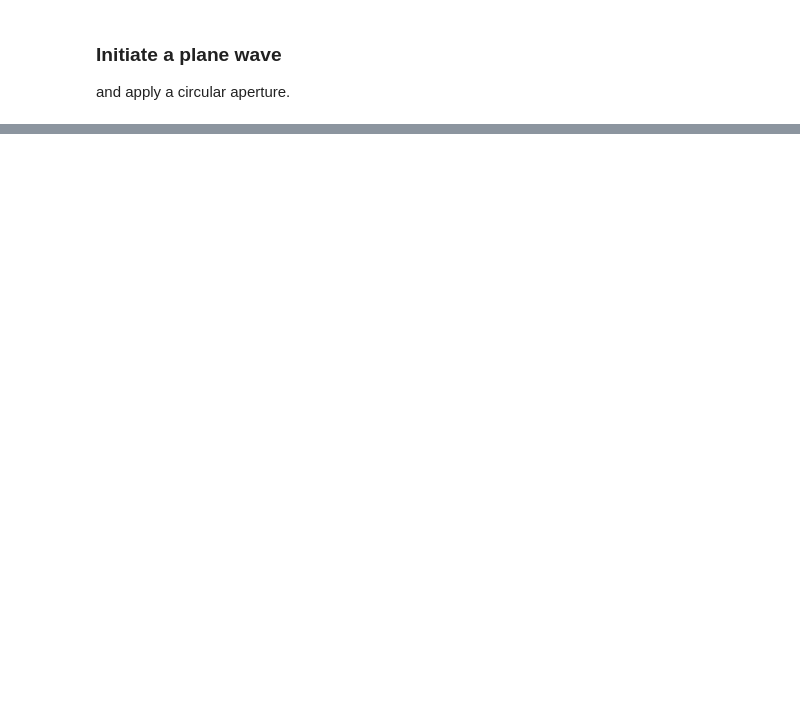
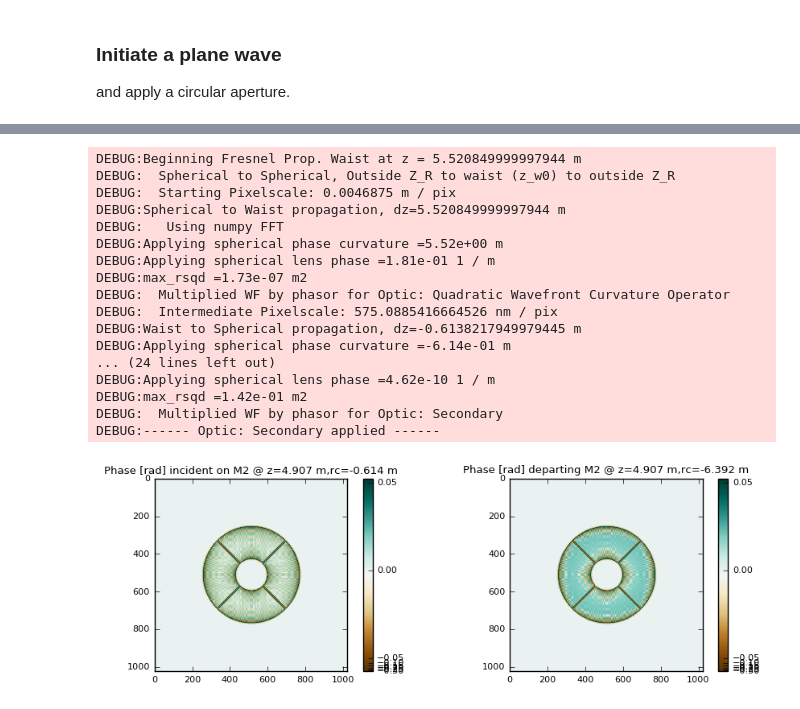
Before and after one commit to douglase/poppy_example_notebooks, a Jupyter notebook: Fresnel/Introduction to Angular Spectrum Propagation.ipynb, the cells around one changed output, grey strips where cells are left out. Cells and saved outputs as stored; diff of their text form; code cells hidden in the pictures; blank space fills up the shorter version.

```diff
--- a/Fresnel/Introduction to Angular Spectrum Propagation.ipynb
+++ b/Fresnel/Introduction to Angular Spectrum Propagation.ipynb
@@ -178,22 +237,43 @@ For example, the beam incident on the HST secondary is curved, as can be see fro
 # %%
-m2 = poppy.QuadraticLens(fl_sec, name='Secondary')
+
 wf.propagate_fresnel(d_pri_sec)
-plt.figure(figsize=[8,3])
+plt.figure(figsize=[9,3])
 plt.subplot(121)
 plt.imshow(wf.phase*wf.intensity,
            cmap=plt.cm.BrBG,
            norm=SymLogNorm(2e-7,-2e-7))#,vmin=-20e-8)#,vmin=-100e-6)
 plt.colorbar()
-plt.title("Phase incident on M2 @ z="+str(np.round(wf.z,3))+
+plt.title("Phase [rad] incident on M2 @ z="+str(np.round(wf.z,3))+
          ",rc="+str(np.round(wf.r_c(),3)))
+plt.subplot(122)
 
-plt.subplot(122)
 wf*=m2
 plt.imshow(wf.phase*wf.intensity,
            cmap=plt.cm.BrBG,
            norm=SymLogNorm(2e-7,-2e-7))#,vmin=-20e-8)#,vmin=-100e-6)
-plt.title("Phase departing M2 @ z="+str(np.round(wf.z,3))+
+plt.title("Phase [rad] departing M2 @ z="+str(np.round(wf.z,3))+
          ",rc="+str(np.round(wf.r_c(),3)))
+plt.colorbar()
+
 
 
 plt.tight_layout()
+# %% [output]
+DEBUG:Beginning Fresnel Prop. Waist at z = 5.520849999997944 m
+DEBUG:  Spherical to Spherical, Outside Z_R to waist (z_w0) to outside Z_R
+DEBUG:  Starting Pixelscale: 0.0046875 m / pix
+DEBUG:Spherical to Waist propagation, dz=5.520849999997944 m
+DEBUG:   Using numpy FFT
+DEBUG:Applying spherical phase curvature =5.52e+00 m
+DEBUG:Applying spherical lens phase =1.81e-01 1 / m
+DEBUG:max_rsqd =1.73e-07 m2
+DEBUG:  Multiplied WF by phasor for Optic: Quadratic Wavefront Curvature Operator
+DEBUG:  Intermediate Pixelscale: 575.0885416664526 nm / pix
+DEBUG:Waist to Spherical propagation, dz=-0.6138217949979445 m
+DEBUG:Applying spherical phase curvature =-6.14e-01 m
+... (24 lines left out)
+DEBUG:Applying spherical lens phase =4.62e-10 1 / m
+DEBUG:max_rsqd =1.42e-01 m2
+DEBUG:  Multiplied WF by phasor for Optic: Secondary
+DEBUG:------ Optic: Secondary applied ------
+[figure, added]
```
Also changed, not shown: parts of 17 cells of this notebook.
